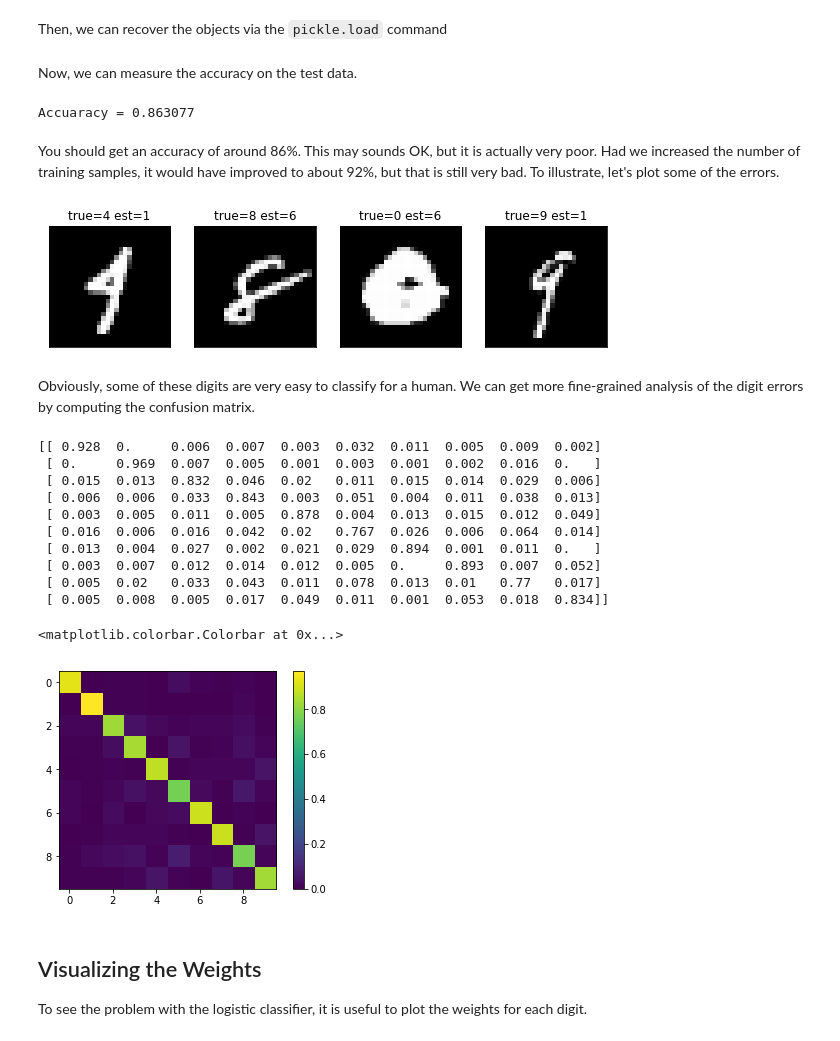
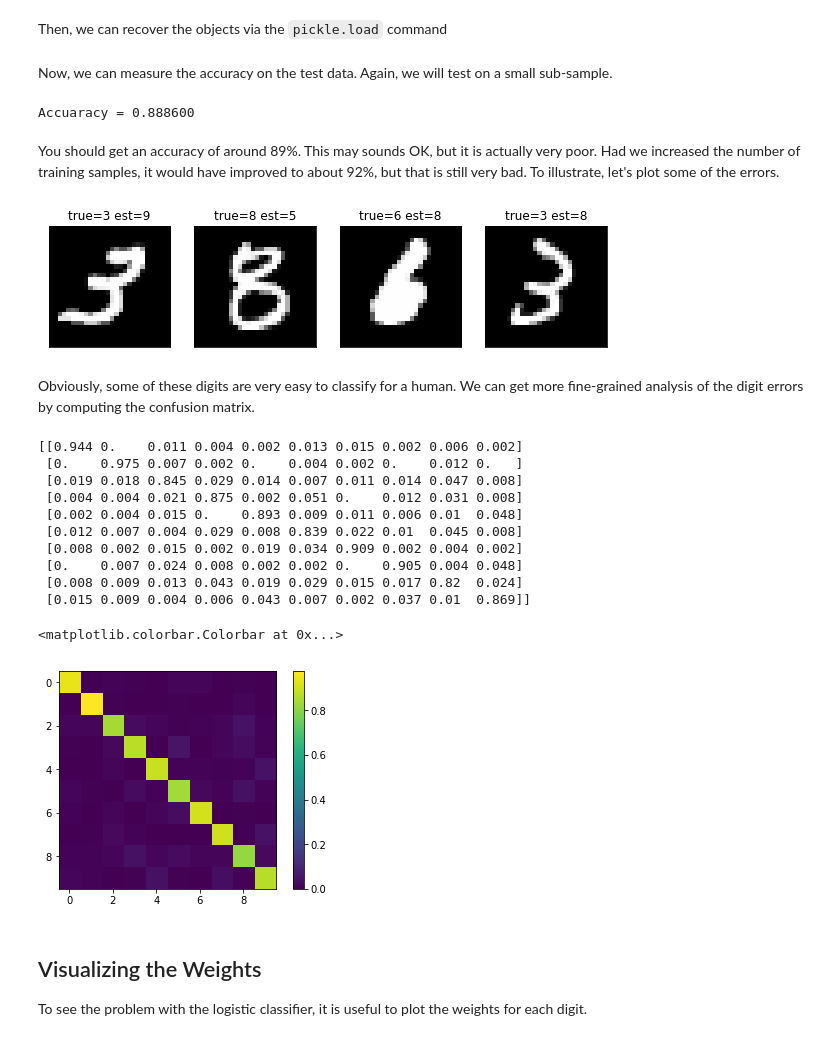
Before and after one commit to sdrangan/introml, a Jupyter notebook: unit08_svm/demo_mnist_svm.ipynb, the cells around one changed output. Cells and saved outputs as stored; diff of their text form; code cells hidden in the pictures.

```diff
--- a/unit08_svm/demo_mnist_svm.ipynb
+++ b/unit08_svm/demo_mnist_svm.ipynb
@@ -76,10 +82,8 @@ ytr = y[Iperm[:ntr]]
 # %% [markdown]
 Now we run the optimizer.  I have placed the `verbose=10` option so that you can see the progress.  It may not appear in the browser but in the command line where you launched jupyter notebook.  This can take several minutes and will likely say that it ran out of iterations.
 # %%
+from sklearn import linear_model
 logreg = linear_model.LogisticRegression(verbose=10, solver='lbfgs',\
                                          multi_class='multinomial',max_iter=500)
-logreg.fit(Xtr,ytr)
-
-#logreg = linear_model.LogisticRegression(verbose=10, multi_class='multinomial',
-#                                         solver='lbfgs', max_iter=500)
+logreg.fit(Xtr1,ytr1)
 # %% [output]
@@ -95,42 +100,44 @@ Before continuing, since it takes so long to run the optimizer, let's save the r
 import pickle
 
 with open( "mnist_logreg.p", "wb" ) as fp:
-    pickle.dump( [logreg, X, y, Iperm],  fp)
+    pickle.dump( [logreg, Xtr1, ytr1, Iperm],  fp)
 # %% [markdown]
 Then, we can recover the objects via the `pickle.load` command
 # %%
 with open( "mnist_logreg.p", "rb" ) as fp:
-    logreg, X, y, Iperm = pickle.load(fp)
+    logreg, Xtr1, ytr1, Iperm = pickle.load(fp)
 # %% [markdown]
-Now, we can measure the accuracy on the test data.
+Now, we can measure the accuracy on the test data.  Again, we will test on a small sub-sample.
 # %%
-Xts = X[Iperm[ntr:],:]
-yts = y[Iperm[ntr:]]
-yhat = logreg.predict(Xts)
-acc = np.mean(yhat == yts)
+nts1 = 5000
+Iperm_ts = np.random.permutation(nts)
+Xts1 = Xts[Iperm_ts[:nts1],:]
+yts1 = yts[Iperm_ts[:nts1]]
+yhat = logreg.predict(Xts1)
+acc = np.mean(yhat == yts1)
 print('Accuaracy = {0:f}'.format(acc))
 # %% [output]
-Accuaracy = 0.863077
+Accuaracy = 0.888600
 # %% [markdown]
-You should get an accuracy of around 86%.  This may sounds OK, but it is actually very poor.  Had we increased the number of training samples, it would have improved to about 92%, but that is still very bad.  To illustrate, let's plot some of the errors.
+You should get an accuracy of around 89%.  This may sounds OK, but it is actually very poor.  Had we increased the number of training samples, it would have improved to about 92%, but that is still very bad.  To illustrate, let's plot some of the errors.
 # %%
 nplt = 4
-Ierr = np.where(yts != yhat)[0]
+Ierr = np.where(yts1 != yhat)[0]
 
 plt.figure(figsize=(10, 4))
 for i in range(nplt):
     plt.subplot(1,nplt,i+1)
     ind = Ierr[i]
-    plt_digit(Xts[ind,:])
-    title = 'true={0:d} est={1:d}'.format(yts[ind].astype(int), yhat[ind].astype(int))
+    plt_digit(Xts1[ind,:])
+    title = 'true={0:d} est={1:d}'.format(yts1[ind].astype(int), yhat[ind].astype(int))
     plt.title(title)
 # %% [output]
-[figure, old version]
+[figure, new version]
 # %% [markdown]
 Obviously, some of these digits are very easy to classify for a human.  We can get more fine-grained analysis of the digit errors by computing the confusion matrix.
 # %%
 from sklearn.metrics import confusion_matrix
-C = confusion_matrix(yts,yhat)
+C = confusion_matrix(yts1,yhat)
 
 # Normalize the confusion matrix
 Csum = np.sum(C,1)
@@ -141,18 +148,18 @@ print(np.array_str(C, precision=3, suppress_small=True))
 plt.imshow(C, interpolation='none')
 plt.colorbar()
 # %% [output]
-[[ 0.928  0.     0.006  0.007  0.003  0.032  0.011  0.005  0.009  0.002]
- [ 0.     0.969  0.007  0.005  0.001  0.003  0.001  0.002  0.016  0.   ]
- [ 0.015  0.013  0.832  0.046  0.02   0.011  0.015  0.014  0.029  0.006]
- [ 0.006  0.006  0.033  0.843  0.003  0.051  0.004  0.011  0.038  0.013]
- [ 0.003  0.005  0.011  0.005  0.878  0.004  0.013  0.015  0.012  0.049]
- [ 0.016  0.006  0.016  0.042  0.02   0.767  0.026  0.006  0.064  0.014]
- [ 0.013  0.004  0.027  0.002  0.021  0.029  0.894  0.001  0.011  0.   ]
- [ 0.003  0.007  0.012  0.014  0.012  0.005  0.     0.893  0.007  0.052]
- [ 0.005  0.02   0.033  0.043  0.011  0.078  0.013  0.01   0.77   0.017]
- [ 0.005  0.008  0.005  0.017  0.049  0.011  0.001  0.053  0.018  0.834]]
+[[0.944 0.    0.011 0.004 0.002 0.013 0.015 0.002 0.006 0.002]
+ [0.    0.975 0.007 0.002 0.    0.004 0.002 0.    0.012 0.   ]
+ [0.019 0.018 0.845 0.029 0.014 0.007 0.011 0.014 0.047 0.008]
+ [0.004 0.004 0.021 0.875 0.002 0.051 0.    0.012 0.031 0.008]
+ [0.002 0.004 0.015 0.    0.893 0.009 0.011 0.006 0.01  0.048]
+ [0.012 0.007 0.004 0.029 0.008 0.839 0.022 0.01  0.045 0.008]
+ [0.008 0.002 0.015 0.002 0.019 0.034 0.909 0.002 0.004 0.002]
+ [0.    0.007 0.024 0.008 0.002 0.002 0.    0.905 0.004 0.048]
+ [0.008 0.009 0.013 0.043 0.019 0.029 0.015 0.017 0.82  0.024]
+ [0.015 0.009 0.004 0.006 0.043 0.007 0.002 0.037 0.01  0.869]]
 <matplotlib.colorbar.Colorbar at 0x...>
-[figure, old version]
+[figure, new version]
 # %% [markdown]
 ## Visualizing the Weights
 
```
Also changed, not shown: parts of 35 cells of this notebook, 2 other files.
